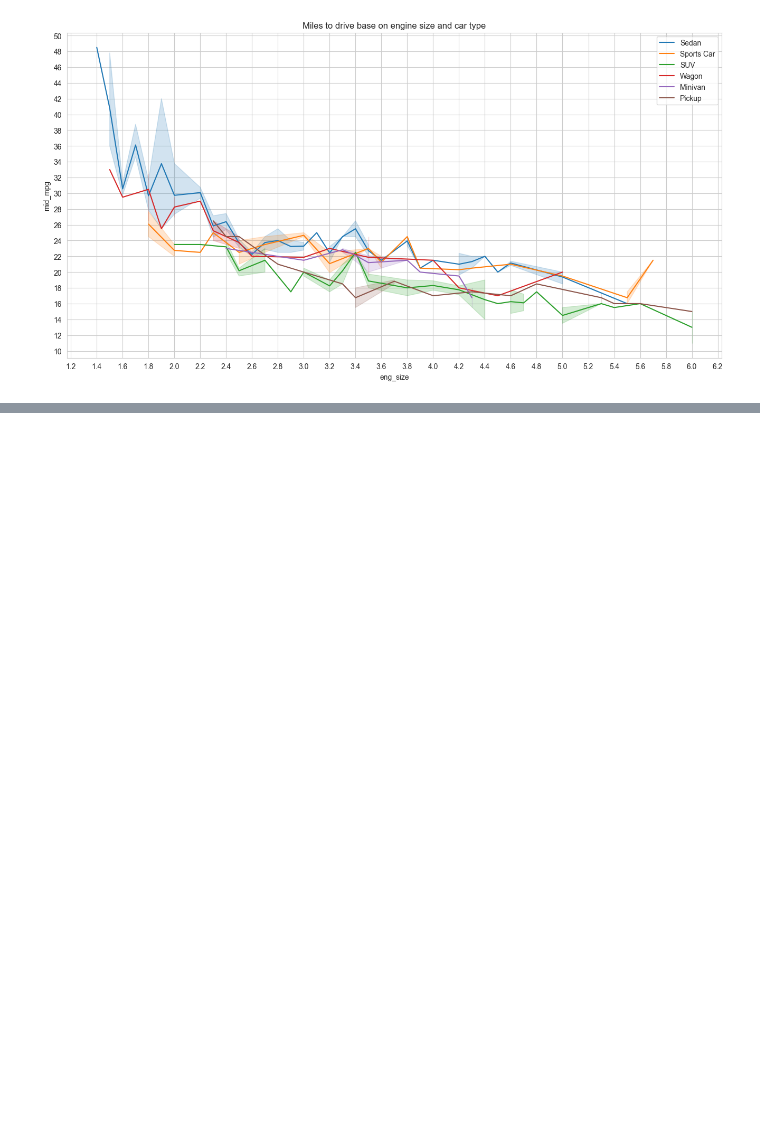
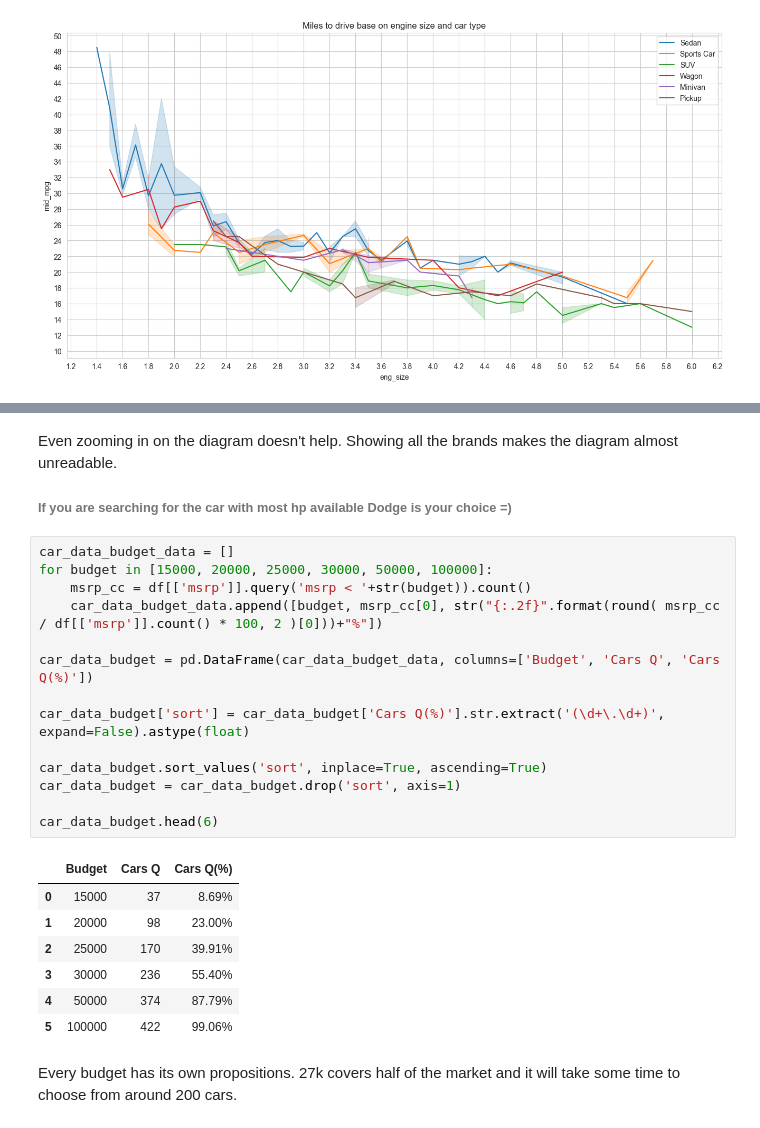
Before and after one commit to Valerii-Poliakov/cars_eda, a Jupyter notebook: cars_eda.ipynb, the cells around one changed output, grey strips where cells are left out. Saved outputs shown, nothing was run; the diff lists cells and outputs as text; blank space fills up the shorter version.

```diff
--- a/cars_eda.ipynb
+++ b/cars_eda.ipynb
@@ -218,0 +272,28 @@ As we can see, for cars with 2.3+ there is not much difference between car type.
+# %% [markdown]
+Even zooming in on the diagram doesn't help. Showing all the brands makes the diagram almost unreadable.
+
+###### If you are searching for the car with most hp available Dodge is your choice =)
+# %%
+car_data_budget_data = []
+for budget in [15000, 20000, 25000, 30000, 50000, 100000]:
+    msrp_cc = df[['msrp']].query('msrp < '+str(budget)).count()
+    car_data_budget_data.append([budget, msrp_cc[0], str("{:.2f}".format(round( msrp_cc / df[['msrp']].count() * 100, 2 )[0]))+"%"])
+
+car_data_budget = pd.DataFrame(car_data_budget_data, columns=['Budget', 'Cars Q', 'Cars Q(%)'])
+
+car_data_budget['sort'] = car_data_budget['Cars Q(%)'].str.extract('(\d+\.\d+)', expand=False).astype(float)
+
+car_data_budget.sort_values('sort', inplace=True, ascending=True)
+car_data_budget = car_data_budget.drop('sort', axis=1)
+
+car_data_budget.head(6)
+# %% [output]
+|  | Budget | Cars Q | Cars Q(%) |
+| 0 | 15000 | 37 | 8.69% |
+| 1 | 20000 | 98 | 23.00% |
+| 2 | 25000 | 170 | 39.91% |
+| 3 | 30000 | 236 | 55.40% |
+| 4 | 50000 | 374 | 87.79% |
+| 5 | 100000 | 422 | 99.06% |
+# %% [markdown]
+Every budget has its own propositions. 27k covers half of the market and it will take some time to choose from around 200 cars.
```
Also changed, not shown: parts of 19 cells of this notebook.
